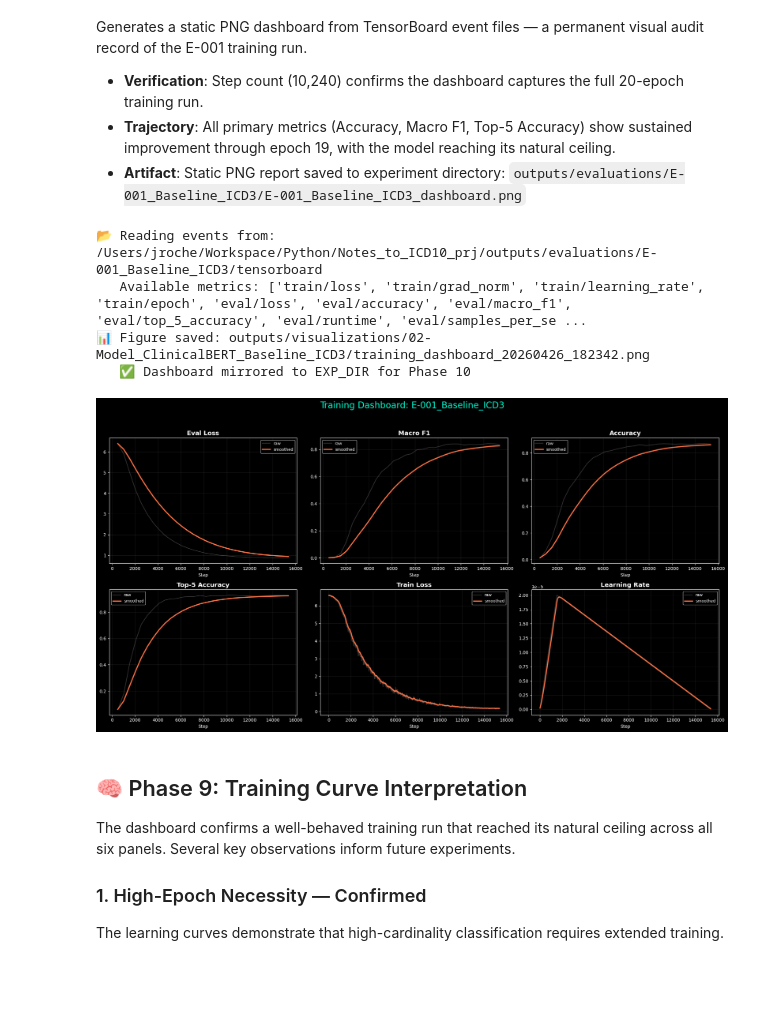
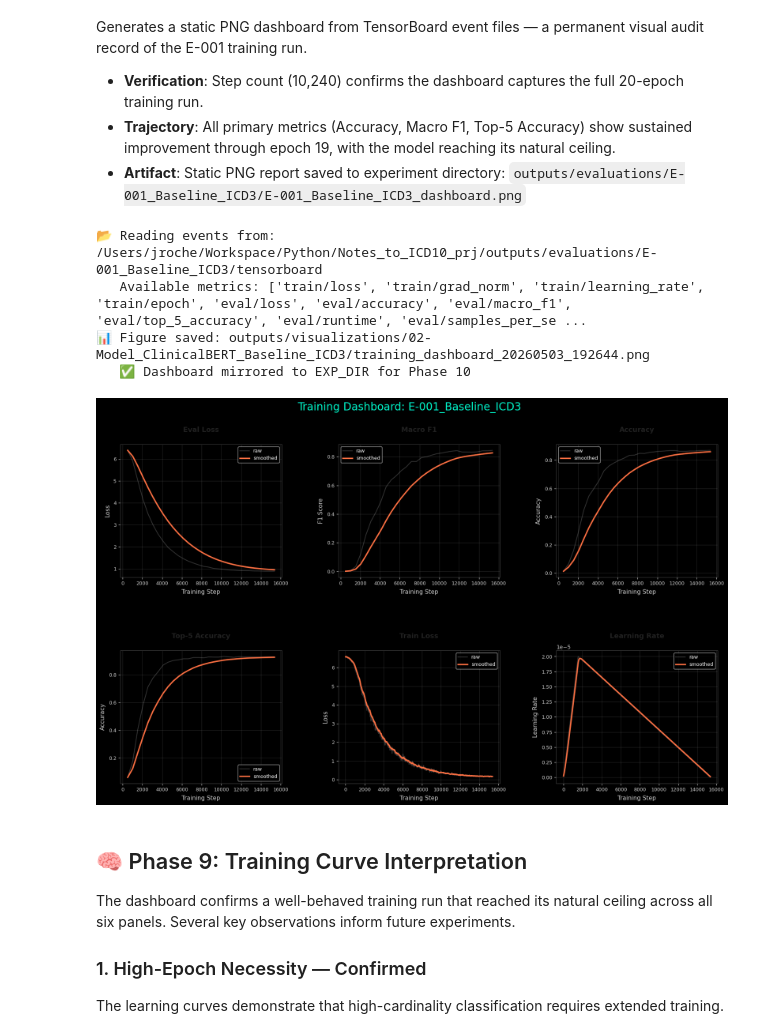
Before and after one commit to Sidney-Bishop/notes-to-icd10, a Jupyter notebook: notebooks/02-Model_ClinicalBERT_Baseline_ICD3.ipynb, the cells around one changed output. Cells and saved outputs as stored; diff of their text form; code cells hidden in the pictures; blank space fills up the shorter version.

```diff
--- a/notebooks/02-Model_ClinicalBERT_Baseline_ICD3.ipynb
+++ b/notebooks/02-Model_ClinicalBERT_Baseline_ICD3.ipynb
@@ -2241,13 +2228,14 @@ def capture_training_dashboard(tensorboard_dir, experiment_label="E-001"):
     available_tags = ea.Tags()['scalars']
     print(f"   Available metrics: {available_tags}")
 
+    # (tag, subplot_title, y_axis_label)
     metrics = [
-        ('eval/loss',           'Eval Loss'),
-        ('eval/macro_f1',       'Macro F1'),
-        ('eval/accuracy',       'Accuracy'),
-        ('eval/top_5_accuracy', 'Top-5 Accuracy'),
-        ('train/loss',          'Train Loss'),
-        ('train/learning_rate', 'Learning Rate'),
+        ('eval/loss',           'Eval Loss',      'Loss'),
+        ('eval/macro_f1',       'Macro F1',       'F1 Score'),
+        ('eval/accuracy',       'Accuracy',       'Accuracy'),
+        ('eval/top_5_accuracy', 'Top-5 Accuracy', 'Accuracy'),
+        ('train/loss',          'Train Loss',      'Loss'),
+        ('train/learning_rate', 'Learning Rate',   'Learning Rate'),
     ]
 
     plt.style.use('dark_background')
@@ -2258,54 +2246,67 @@ def capture_training_dashboard(tensorboard_dir, experiment_label="E-001"):
     )
     axes = axes.flatten()
 
-    for i, (tag, title) in enumerate(metrics):
+    for i, (tag, title, ylabel) in enumerate(metrics):
+        ax = axes[i]
         if tag in available_tags:
             data = pd.DataFrame(ea.Scalars(tag))
             data['smoothed'] = data['value'].ewm(span=10).mean()
-            axes[i].plot(data['step'], data['value'],
-                         alpha=0.2, color='white', label='raw')
-            axes[i].plot(data['step'], data['smoothed'],
-                         color='#ff7043', linewidth=2.5, label='smoothed')
-            axes[i].set_title(title, fontsize=14, fontweight='bold')
-            axes[i].set_xlabel('Step')
-            axes[i].grid(True, alpha=0.1)
-            axes[i].legend(fontsize=9)
+            ax.plot(data['step'], data['value'],
+                    alpha=0.2, color='white', label='raw')
+            ax.plot(data['step'], data['smoothed'],
+                    color='#ff7043', linewidth=2.5, label='smoothed')
+            ax.legend(fontsize=9)
         else:
-            axes[i].text(0.5, 0.5, f"'{tag}'\nnot found",
-                         ha='center', va='center', color='gray', fontsize=12)
-            axes[i].set_title(title, fontsize=14, fontweight='bold')
+            ax.text(0.5, 0.5, f"'{tag}'\nnot found",
+                    ha='center', va='center', color='gray', fontsize=12)
 
-    plt.tight_layout(rect=[0, 0.03, 1, 0.95])
+        # Use ax.text with transAxes so title is always visible above the plot
+        ax.text(0.5, 1.08, title,
+                transform=ax.transAxes,
+                fontsize=13, fontweight='bold',
+                color='#222222',    # ← cyan, same as suptitle — definitely visible
+                ha='center', va='bottom')
 
-    # --- R-003: save via plot_utils (handles run.log, figure_index, config audit) ---
+        ax.set_xlabel('Training Step', fontsize=11,
+                      color='#cccccc',  labelpad=6)
+        ax.set_ylabel(ylabel,            fontsize=11,
+                      color='#cccccc',  labelpad=6)
+        ax.tick_params(colors='#cccccc', labelsize=9)
+        ax.grid(True, alpha=0.15)
+        for spine in ax.spines.values():
+            spine.set_edgecolor('#444444')
+
+    plt.subplots_adjust(top=0.88, bottom=0.08, hspace=0.55, wspace=0.35)
+
+    # --- R-003: save via plot_utils ---
     saved_path = save_figure(
         fig,
         notebook="02-Model_ClinicalBERT_Baseline_ICD3",
         description="training_dashboard",
         experiment=experiment_label,
         dpi=200,
     )
 
     # Also write to EXP_DIR so Phase 10's shutil.copy() can find it
     import shutil
     dashboard_exp_path = EXP_DIR / f"{experiment_label}_dashboard.png"
     shutil.copy(saved_path, dashboard_exp_path)
     print(f"   ✅ Dashboard mirrored to EXP_DIR for Phase 10")
 
     plt.show()
     plt.close(fig)
 
 # Execute
 capture_training_dashboard(
     tensorboard_dir=TENSORBOARD_DIR,
     experiment_label=cfg['experiment_name']
 )
 # %% [output]
 📂 Reading events from: /Users/jroche/Workspace/Python/Notes_to_ICD10_prj/outputs/evaluations/E-001_Baseline_ICD3/tensorboard
    Available metrics: ['train/loss', 'train/grad_norm', 'train/learning_rate', 'train/epoch', 'eval/loss', 'eval/accuracy', 'eval/macro_f1', 'eval/top_5_accuracy', 'eval/runtime', 'eval/samples_per_se ...
-📊 Figure saved: outputs/visualizations/02-Model_ClinicalBERT_Baseline_ICD3/training_dashboard_20260426_182342.png
+📊 Figure saved: outputs/visualizations/02-Model_ClinicalBERT_Baseline_ICD3/training_dashboard_20260503_192644.png
    ✅ Dashboard mirrored to EXP_DIR for Phase 10
-[figure, old version]
+[figure, new version]
 # %% [markdown]
 <div style="max-width: 850px; line-height: 1.6; font-family: sans-serif;">
 
```
Also changed, not shown: parts of 13 cells of this notebook, 28 other files.
